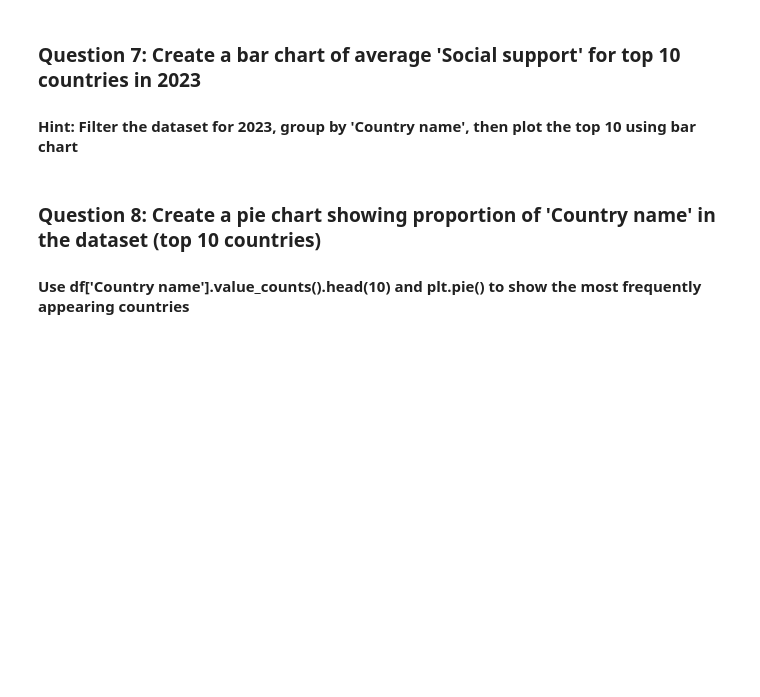
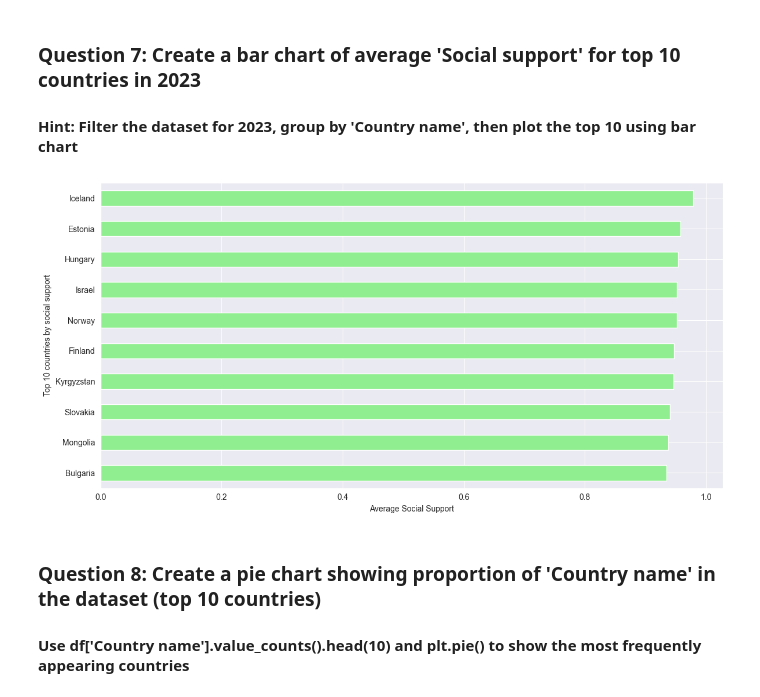
Before and after one commit to teemvat/Python_DataAnalytics, a Jupyter notebook: Assignments/hands_on_python_practice 6.ipynb, the cells around one changed output. Cells and saved outputs as stored; diff of their text form; code cells hidden in the pictures; blank space fills up the shorter version.

```diff
--- a/Assignments/hands_on_python_practice 6.ipynb
+++ b/Assignments/hands_on_python_practice 6.ipynb
@@ -119,7 +171,21 @@ plt.show()
 ### **Question 7: Create a bar chart of average 'Social support' for top 10 countries in 2023**
 #### Hint: Filter the dataset for 2023, group by 'Country name', then plot the top 10 using bar chart
 # %%
-# Your code here:
+df_2023 = df[df['year'] == 2023]
+df_2023_grouped = df_2023.groupby('Country name')['Social support'].mean().sort_values(ascending=False).head(10)
+
+plt.figure(figsize=(12,6))
+
+df_2023_grouped.plot(kind='barh', color='lightgreen')
+
+plt.xlabel('Average Social Support')
+plt.ylabel('Top 10 countries by social support')
+
+plt.gca().invert_yaxis()
+plt.tight_layout()
+plt.show()
+# %% [output]
+[figure, added]
 # %% [markdown]
 ### **Question 8: Create a pie chart showing proportion of 'Country name' in the dataset (top 10 countries)**
 #### Use df['Country name'].value_counts().head(10) and plt.pie() to show the most frequently appearing countries
```
Also changed, not shown: parts of 10 cells of this notebook.
